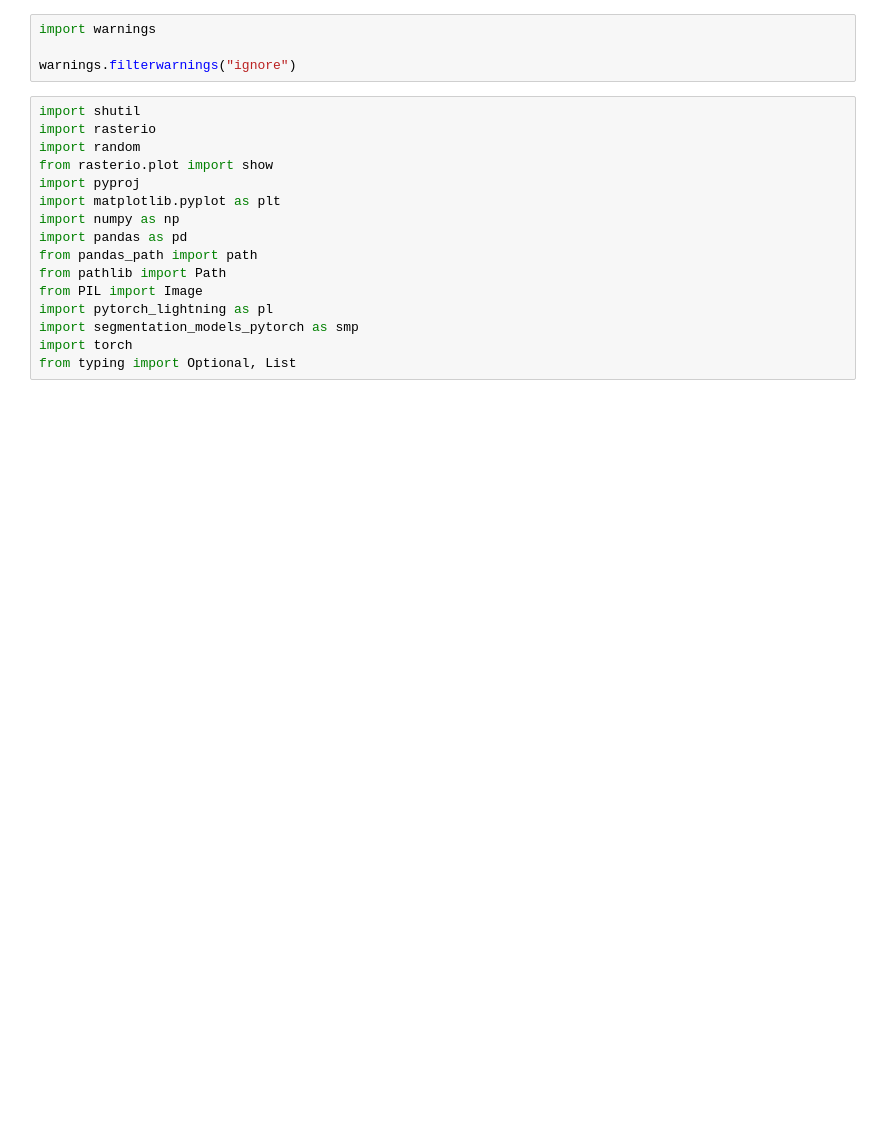
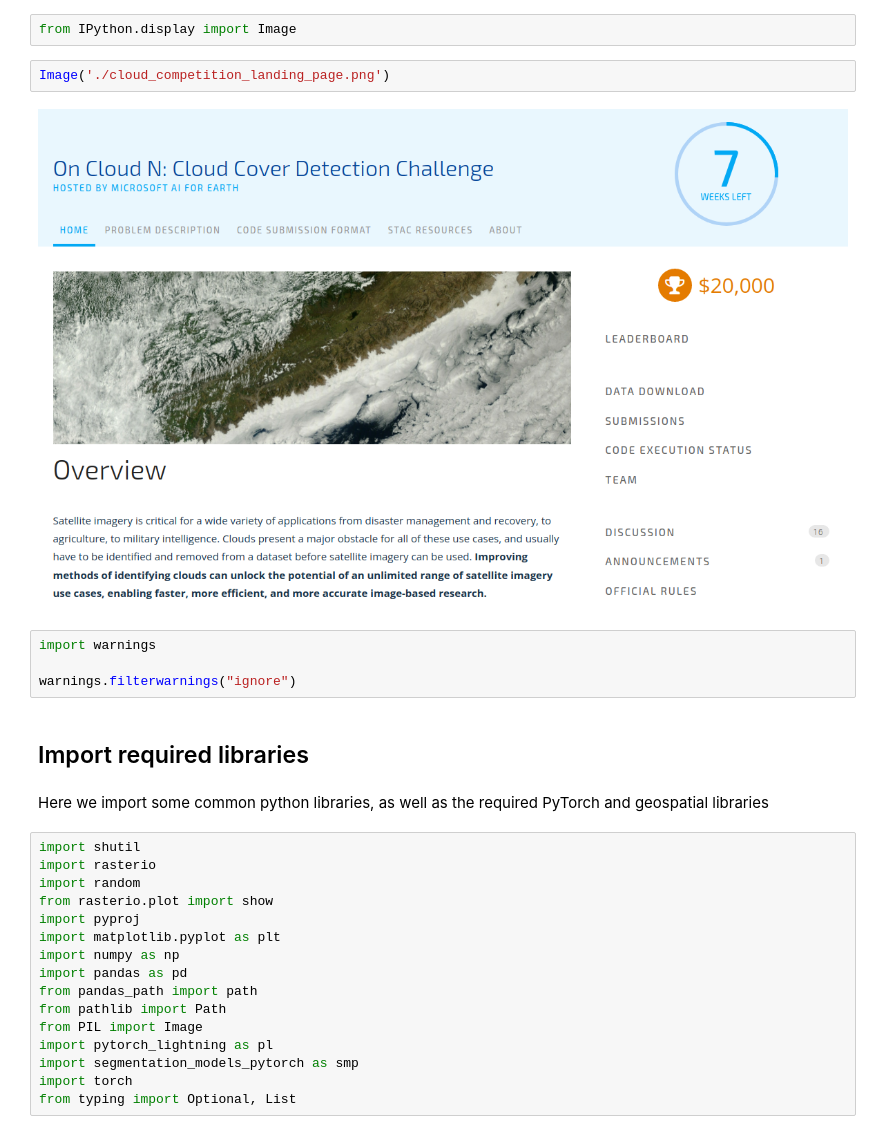
Before and after one commit to KennSmithDS/drivendata_cloud_competition, a Jupyter notebook: cloud_benchmark.ipynb, the cells around one changed output. Drawn from its saved outputs; the diff is of its cells as text; blank space fills up the shorter version.

Commit message:
uploading notebooks with commentary and graphics

```diff
--- a/cloud_benchmark.ipynb
+++ b/cloud_benchmark.ipynb
@@ -12,7 +13,17 @@
+# %%
+from IPython.display import Image
+# %%
+Image('./cloud_competition_landing_page.png')
+# %% [output]
+[figure, added]
 # %%
 import warnings
 
 warnings.filterwarnings("ignore")
+# %% [markdown]
+## Import required libraries
+# %% [markdown]
+Here we import some common python libraries, as well as the required PyTorch and geospatial libraries
 # %%
 import shutil
 import rasterio
```
Also changed, not shown: parts of 50 cells of this notebook, 6 other files.
